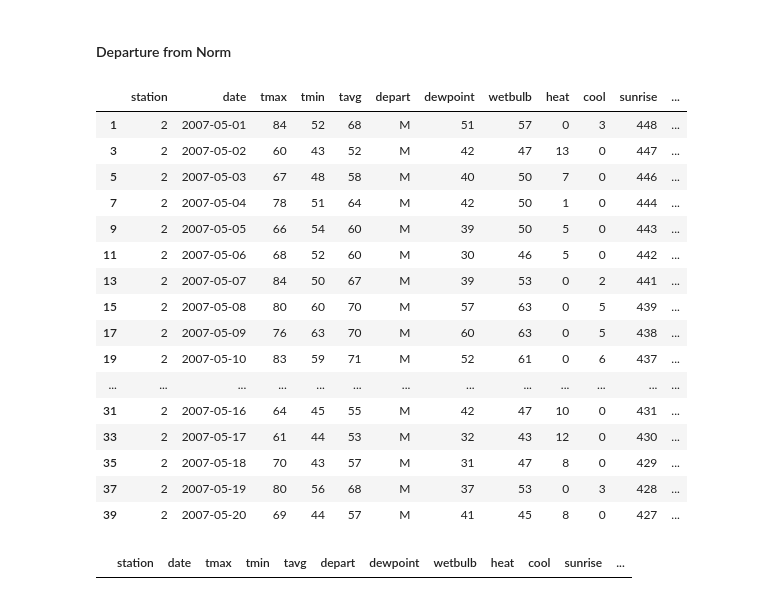
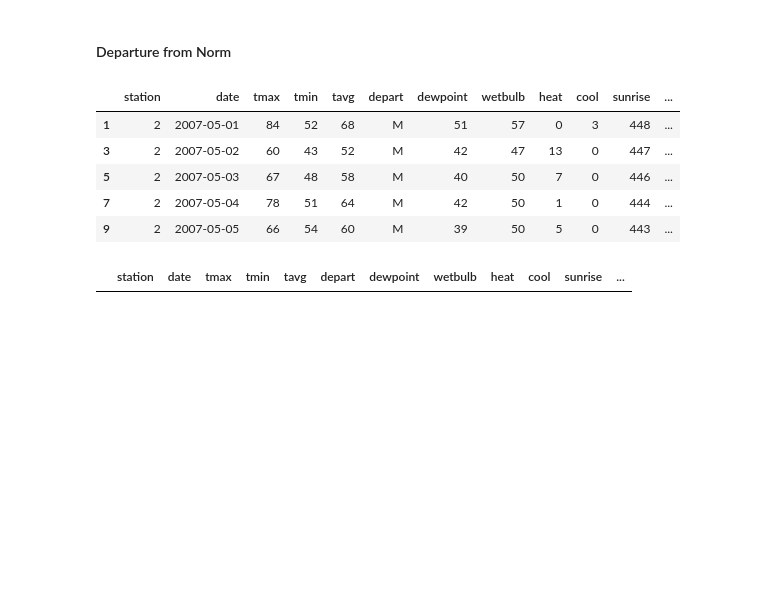
Before and after one commit to kkhalis/project_4, a Jupyter notebook: Project 4 - West Nile Virus Prediction_Casper.ipynb, the cells around one changed output. Drawn from its saved outputs; the diff is of its cells as text; code cells hidden in the pictures; blank space fills up the shorter version.

```diff
--- a/Project 4 - West Nile Virus Prediction_Casper.ipynb
+++ b/Project 4 - West Nile Virus Prediction_Casper.ipynb
@@ -12,8 +12,8 @@ import pandas as pd
 import matplotlib.pyplot as plt
 import seaborn as sns
 
-pd.set_option('display.max_rows', 1000)
-pd.set_option('display.max_columns', 30)
+pd.set_option('display.max_rows', 50)
+pd.set_option('display.max_columns', 50)
 
 %matplotlib inline
 # %%
@@ -560,25 +566,14 @@ See the caveats in the documentation: https://pandas.pydata.org/pandas-docs/stab
 # %% [markdown]
 #### Departure from Norm
 # %%
-weather.loc[weather['depart'].str.contains('M')].head(20)
+weather.loc[weather['depart'].str.contains('M')].head(5)
 # %% [output]
 |  | station | date | tmax | tmin | tavg | depart | dewpoint | wetbulb | heat | cool | sunrise | ... |
 | 1 | 2 | 2007-05-01 | 84 | 52 | 68 | M | 51 | 57 | 0 | 3 | 448 | ... |
 | 3 | 2 | 2007-05-02 | 60 | 43 | 52 | M | 42 | 47 | 13 | 0 | 447 | ... |
 | 5 | 2 | 2007-05-03 | 67 | 48 | 58 | M | 40 | 50 | 7 | 0 | 446 | ... |
 | 7 | 2 | 2007-05-04 | 78 | 51 | 64 | M | 42 | 50 | 1 | 0 | 444 | ... |
 | 9 | 2 | 2007-05-05 | 66 | 54 | 60 | M | 39 | 50 | 5 | 0 | 443 | ... |
-| 11 | 2 | 2007-05-06 | 68 | 52 | 60 | M | 30 | 46 | 5 | 0 | 442 | ... |
-| 13 | 2 | 2007-05-07 | 84 | 50 | 67 | M | 39 | 53 | 0 | 2 | 441 | ... |
-| 15 | 2 | 2007-05-08 | 80 | 60 | 70 | M | 57 | 63 | 0 | 5 | 439 | ... |
-| 17 | 2 | 2007-05-09 | 76 | 63 | 70 | M | 60 | 63 | 0 | 5 | 438 | ... |
-| 19 | 2 | 2007-05-10 | 83 | 59 | 71 | M | 52 | 61 | 0 | 6 | 437 | ... |
-| ... | ... | ... | ... | ... | ... | ... | ... | ... | ... | ... | ... | ... |
-| 31 | 2 | 2007-05-16 | 64 | 45 | 55 | M | 42 | 47 | 10 | 0 | 431 | ... |
-| 33 | 2 | 2007-05-17 | 61 | 44 | 53 | M | 32 | 43 | 12 | 0 | 430 | ... |
-| 35 | 2 | 2007-05-18 | 70 | 43 | 57 | M | 31 | 47 | 8 | 0 | 429 | ... |
-| 37 | 2 | 2007-05-19 | 80 | 56 | 68 | M | 37 | 53 | 0 | 3 | 428 | ... |
-| 39 | 2 | 2007-05-20 | 69 | 44 | 57 | M | 41 | 45 | 8 | 0 | 427 | ... |
 # %%
 weather.loc[(weather['depart'].str.contains('M')) &
             (weather['station'] == 1)]
```
Also changed, not shown: parts of 152 cells of this notebook.
